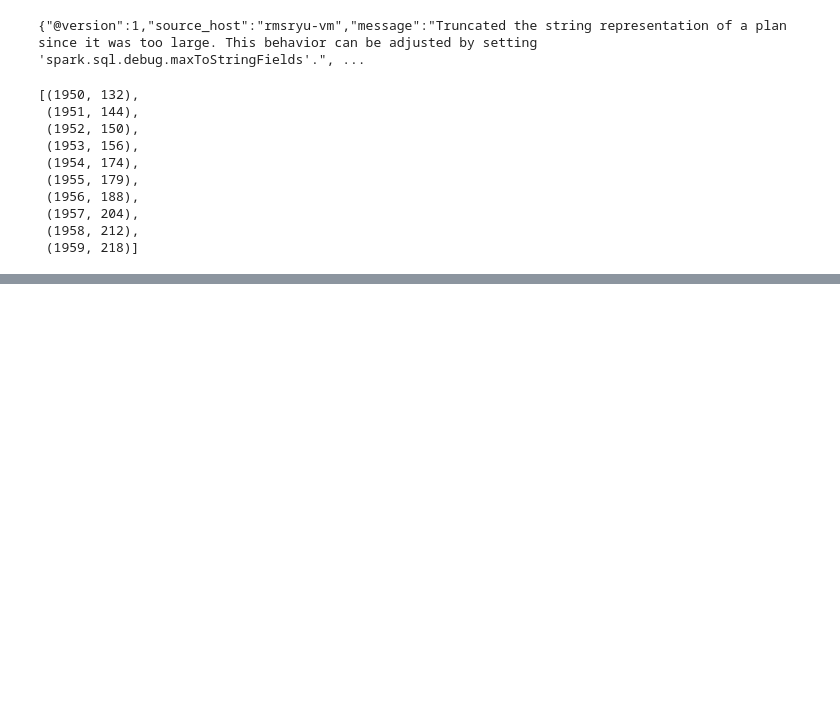
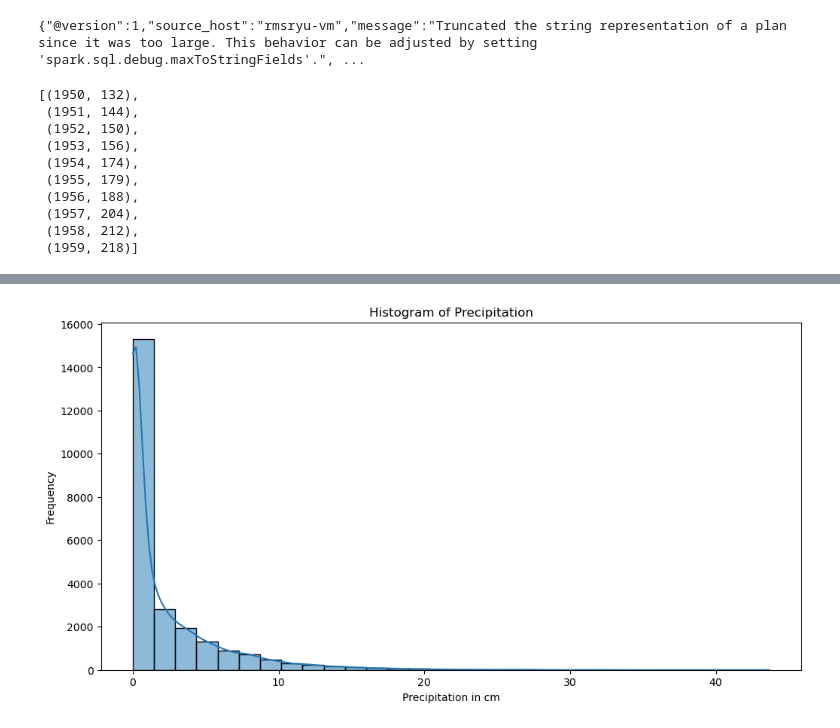
Before and after one commit to rmsryu/spark-climate-data, a Jupyter notebook: 02_datapre.ipynb, the cells around one changed output, grey strips where cells are left out. Cells and saved outputs as stored; diff of their text form; code cells hidden in the pictures; blank space fills up the shorter version.

```diff
--- a/02_datapre.ipynb
+++ b/02_datapre.ipynb
@@ -208,0 +326,5 @@ df_final.summary().show()
+# %%
+data_2 = data.filter(data.station.isin(pd_df.station.unique().tolist()))
+data_2.createOrReplaceTempView("final_ds_2")
+df_final_daily = spark.sql(f"SELECT date, avg(precipitation) precipitation, count(precipitation) w from final_ds_2 where year(date) > {candiate_min_year} group by date")
+df_final_daily.summary().show()
@@ -208,0 +341,11 @@ df_final.summary().show()
+# %%
+
+# Step 3: Visualize the data using a histogram
+plt.figure(figsize=(12, 6))
+sns.histplot(df_final_daily.toPandas()["precipitation"], bins=30, kde=True)
+plt.title("Histogram of Precipitation")
+plt.xlabel("Precipitation in cm")
+plt.ylabel("Frequency")
+plt.show()
+# %% [output]
+[figure, added]
```
Also changed, not shown: parts of 15 cells of this notebook, 2 other files.
